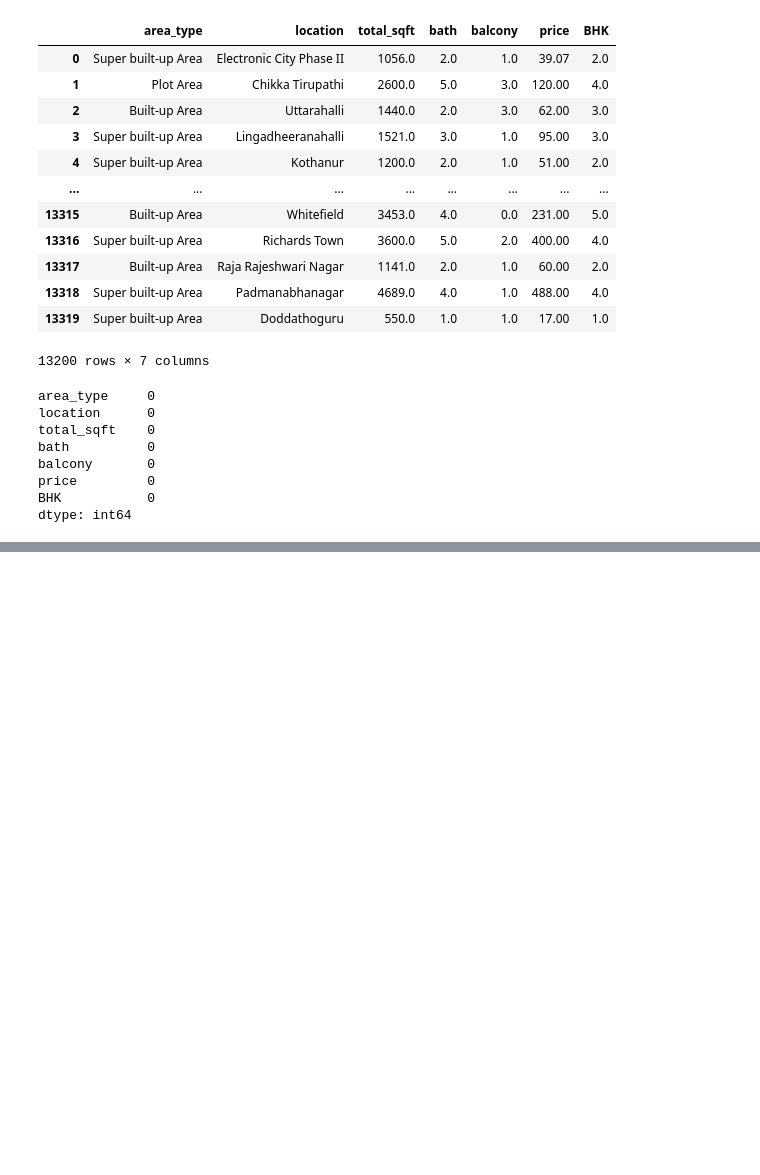
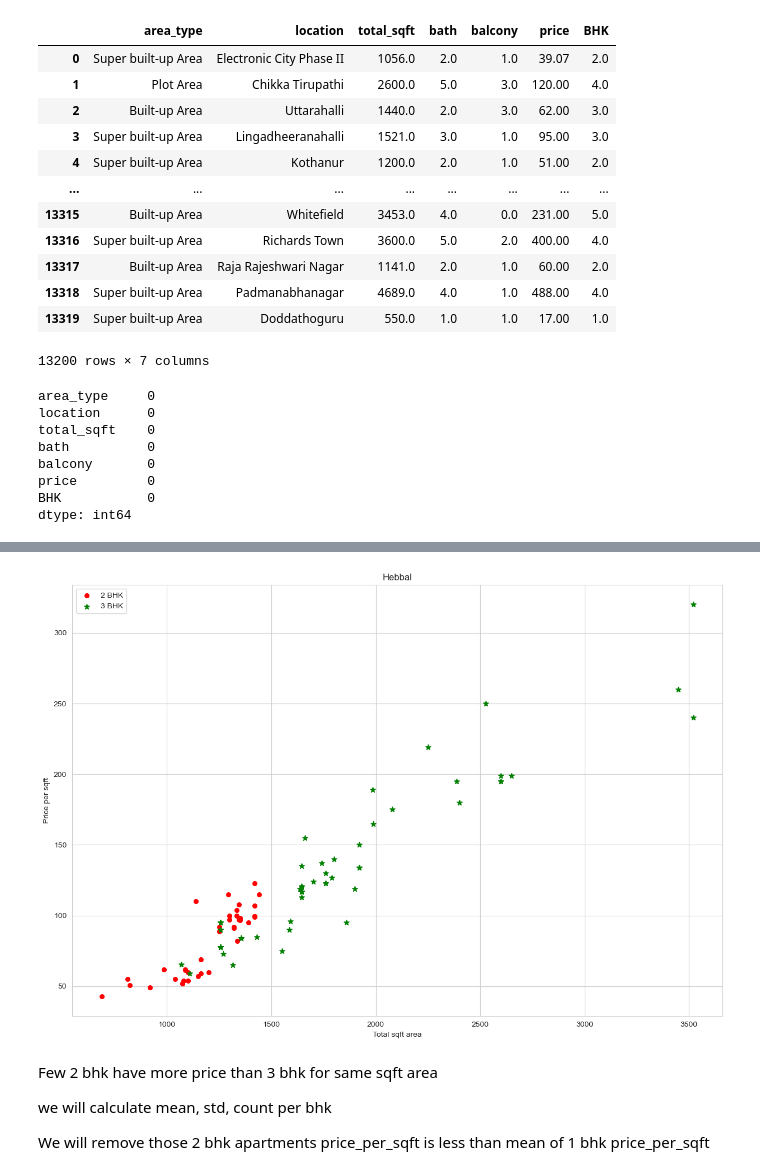
Before and after one commit to himani2853/real_estate_price_prediction, a Jupyter notebook: real_estate.ipynb, the cells around one changed output, grey strips where cells are left out. Drawn from its saved outputs; the diff is of its cells as text; code cells hidden in the pictures; blank space fills up the shorter version.

```diff
--- a/real_estate.ipynb
+++ b/real_estate.ipynb
@@ -413,0 +608,7 @@ dtype: int64
+# %%
+# df_9 = df_8.copy()
+df_10 = df_9[~((df_9['total_sqft']/df_9['BHK']) < 300)]
+df_10.groupby('location')['location'].agg('count').sort_values()
+# df_9['price_per_bhk'] = df_9['total_sqft']/df_9['BHK']
+# df_10 = df_9[~(df_9['price_per_bhk'] < 300) & (df_9.location )]
+# df_10.groupby('location')['location'].agg('count').sort_values().head(20)
@@ -413,0 +645,12 @@ dtype: int64
+# %%
+def remove_outlier_by_location(df):
+    df_out = pd.DataFrame()
+    for key, value in df.groupby('location'):
+        mean = np.mean(value.price_per_sqft)
+        std = np.std(value.price_per_sqft)
+        reduced_df = value[(value.price_per_sqft > (mean - std)) & (value.price_per_sqft < (mean + std))]
+        df_out = pd.concat([df_out,reduced_df],ignore_index=True)
+    return df_out
+# %%
+df_11 = remove_outlier_by_location(df_10)
+df_11
@@ -413,0 +673,11 @@ dtype: int64
+# %%
+def scatter_plots(df,location):
+    bhk_2 = df[(df.location == location) & (df.BHK == 2)]
+    bhk_3 = df[(df.location == location) & (df.BHK == 3)]
+    matplotlib.rcParams['figure.figsize'] = (15,10)
+    plt.scatter(bhk_2.total_sqft, bhk_2.price, color = 'red', label = '2 BHK', s=30)
+    plt.scatter(bhk_3.total_sqft, bhk_3.price, marker ='*',color = 'green', label = '3 BHK', s=50)
+    plt.xlabel("Total sqft area")
+    plt.ylabel("Price per sqft")
+    plt.title(location)
+    plt.legend()
@@ -413,0 +704,10 @@ dtype: int64
+# %%
+scatter_plots(df_11,"Hebbal")
+# %% [output]
+[figure, added]
+# %% [markdown]
+Few 2 bhk have more price than 3 bhk for same sqft area
+
+we will calculate mean, std, count per bhk
+
+We will remove those 2 bhk apartments price_per_sqft is less than mean of 1 bhk price_per_sqft
```
Also changed, not shown: parts of 31 cells of this notebook.
